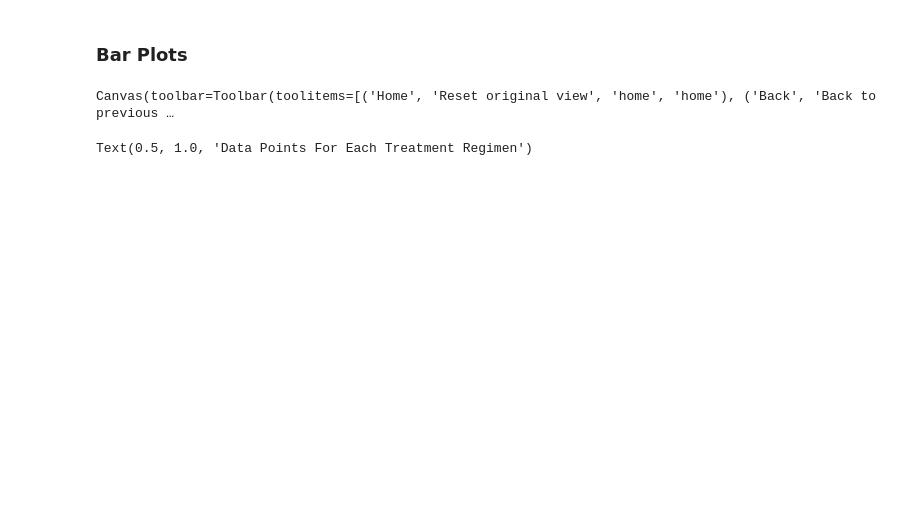
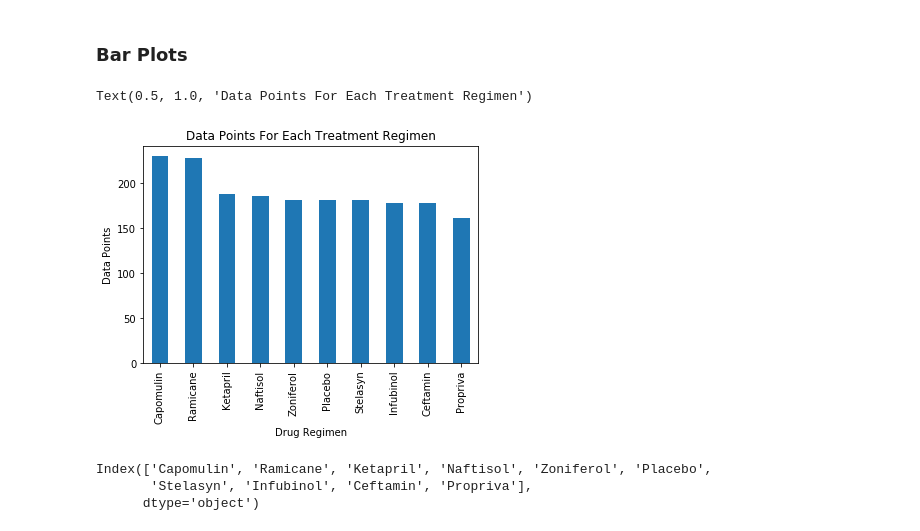
Before and after one commit to Jannat-Randhawa/Matplotlib-challenge, a Jupyter notebook: Pymaceuticals/starter_code.ipynb, the cells around one changed output. Saved outputs shown, nothing was run; the diff lists cells and outputs as text; code cells hidden in the pictures; blank space fills up the shorter version.

Commit message:
bar plot pyplot

```diff
--- a/Pymaceuticals/starter_code.ipynb
+++ b/Pymaceuticals/starter_code.ipynb
@@ -62,10 +62,18 @@ summary_statistics.head(9)
 ### Bar Plots
 # %%
 # Generate a bar plot showing number of data points for each treatment regimen using pandas
-drug_count = combined_data['Drug Regimen'].value_counts().plot(kind = "bar")
+drug_count = combined_data['Drug Regimen'].value_counts()
+drug_count.plot(kind = "bar")
 plt.xlabel("Drug Regimen")
 plt.ylabel("Data Points")
 plt.title("Data Points For Each Treatment Regimen")
 # %% [output]
-Canvas(toolbar=Toolbar(toolitems=[('Home', 'Reset original view', 'home', 'home'), ('Back', 'Back to previous …
+Text(0.5, 1.0, 'Data Points For Each Treatment Regimen')
-Text(0.5, 1.0, 'Data Points For Each Treatment Regimen')
+[figure, added]
+# %%
+drug_regimen = combined_data['Drug Regimen'].value_counts().index
+drug_regimen
+# %% [output]
+Index(['Capomulin', 'Ramicane', 'Ketapril', 'Naftisol', 'Zoniferol', 'Placebo',
+       'Stelasyn', 'Infubinol', 'Ceftamin', 'Propriva'],
+      dtype='object')
```
Also changed, not shown: parts of 2 cells of this notebook.
